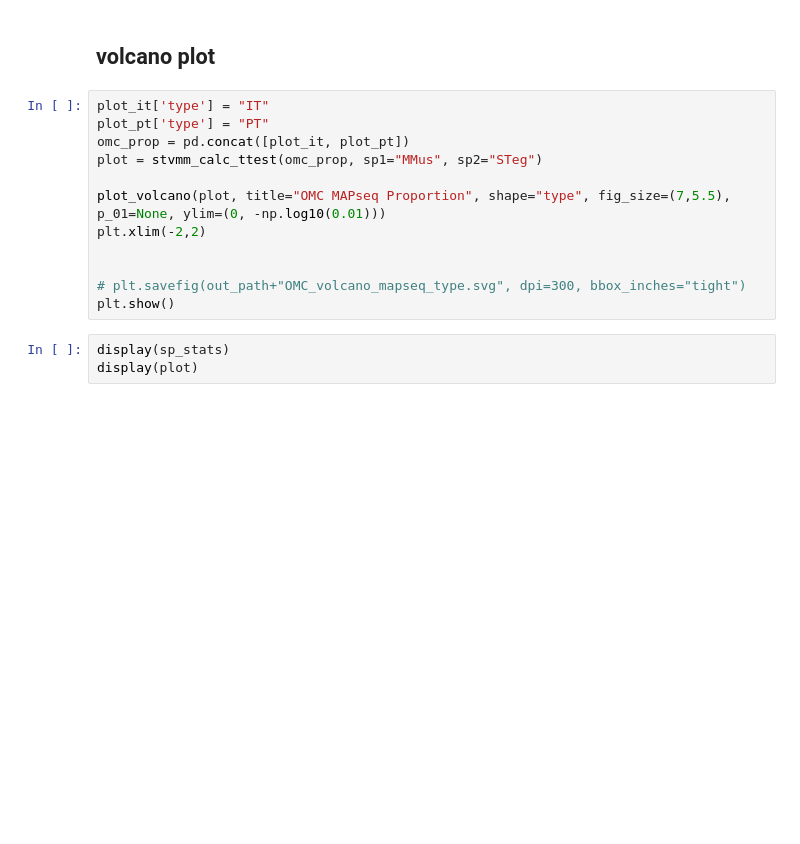
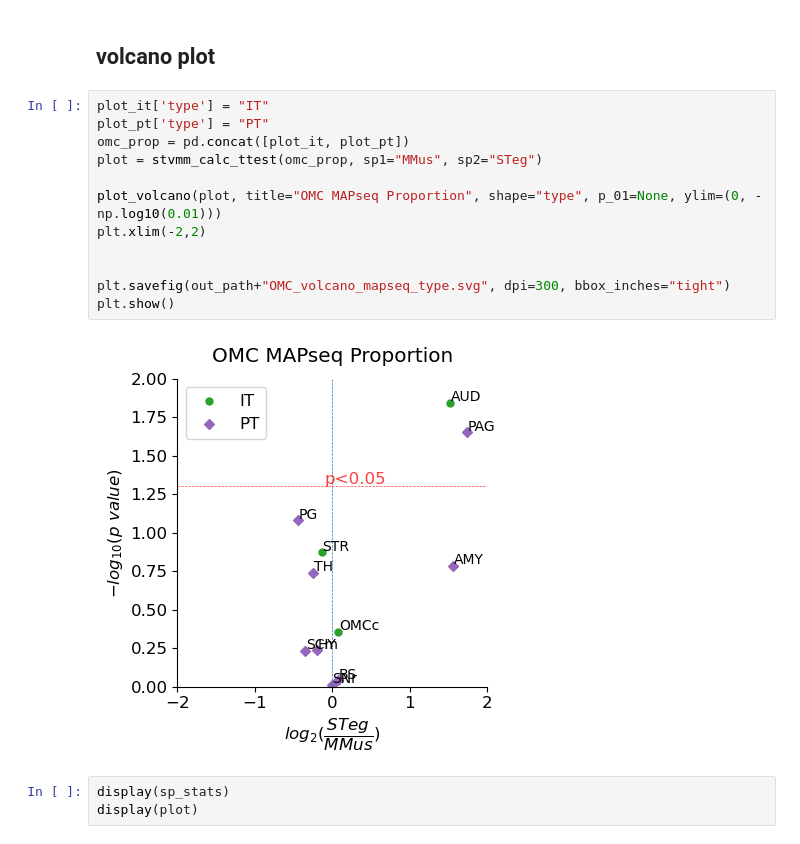
Before and after one commit to eisko/MAPseq_analysis, a Jupyter notebook: version4_fig2_OMC.ipynb, the cells around one changed output. Drawn from its saved outputs; the diff is of its cells as text; blank space fills up the shorter version.

```diff
--- a/version4_fig2_OMC.ipynb
+++ b/version4_fig2_OMC.ipynb
@@ -358,15 +408,17 @@ plt.show()
 # %%
 plot_it['type'] = "IT"
 plot_pt['type'] = "PT"
 omc_prop = pd.concat([plot_it, plot_pt])
 plot = stvmm_calc_ttest(omc_prop, sp1="MMus", sp2="STeg")
 
-plot_volcano(plot, title="OMC MAPseq Proportion", shape="type", fig_size=(7,5.5), p_01=None, ylim=(0, -np.log10(0.01)))
+plot_volcano(plot, title="OMC MAPseq Proportion", shape="type", p_01=None, ylim=(0, -np.log10(0.01)))
 plt.xlim(-2,2)
 
 
-# plt.savefig(out_path+"OMC_volcano_mapseq_type.svg", dpi=300, bbox_inches="tight")
+plt.savefig(out_path+"OMC_volcano_mapseq_type.svg", dpi=300, bbox_inches="tight")
 plt.show()
+# %% [output]
+[figure, added]
 # %%
 display(sp_stats)
 display(plot)
```
Also changed, not shown: parts of 3 cells of this notebook, 5 other files.
